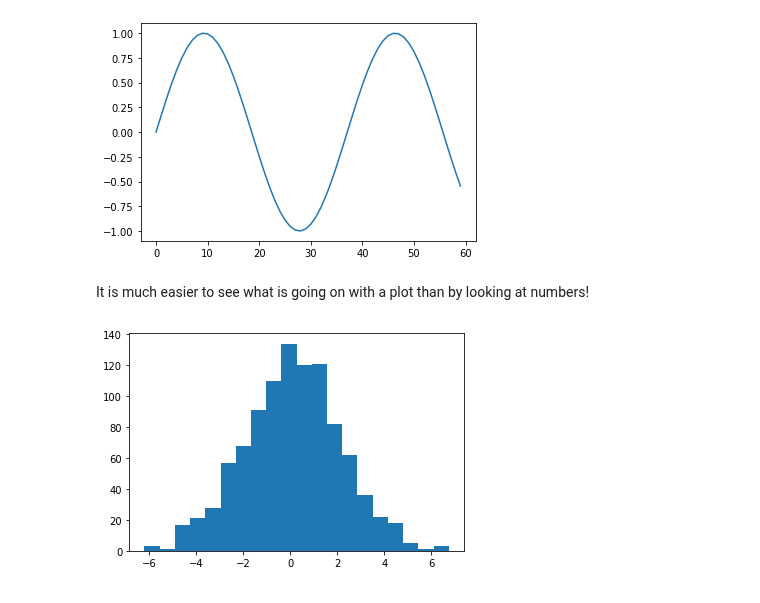
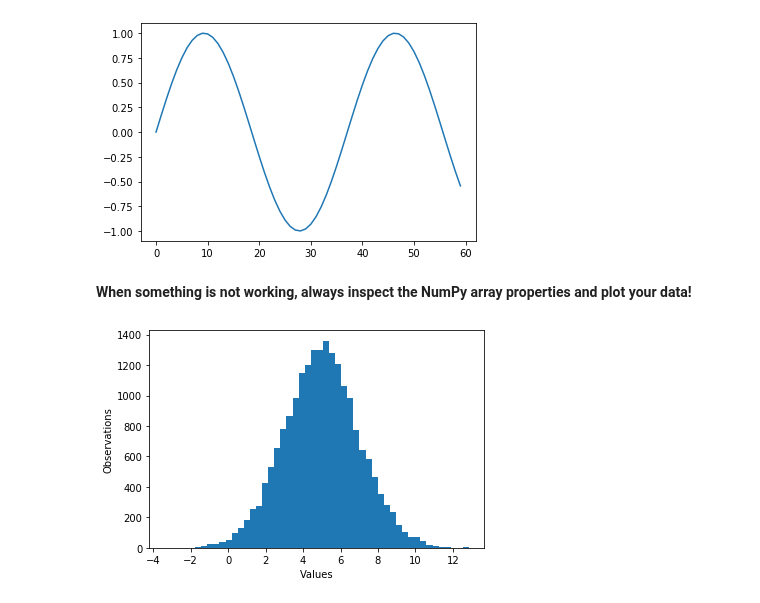
Before and after one commit to kevin-allen/dataScienceNeuro, a Jupyter notebook: notebooks/lecture_01.ipynb, the cells around one changed output. Saved outputs shown, nothing was run; the diff lists cells and outputs as text; code cells hidden in the pictures.

```diff
--- a/notebooks/lecture_01.ipynb
+++ b/notebooks/lecture_01.ipynb
@@ -328,11 +428,13 @@ plt.plot(np.sin(a))
 # %% [output]
 [<matplotlib.lines.Line2D at 0x...>]
 [figure]
-# %% [markdown]
-It is much easier to see what is going on with a plot than by looking at numbers!
+# %% [markdown]
+__When something is not working, always inspect the NumPy array properties and plot your data!__
 # %%
-a = np.random.normal(loc = 0, scale = 2.0, size = 1000)
-plt.hist(a,bins=20)
+a = np.random.normal(loc = 5, scale = 2.0, size = 20000)
+plt.hist(a,bins=50)
+plt.ylabel("Observations")
+plt.xlabel("Values")
 plt.show()
 # %% [output]
-[figure, old version]
+[figure, new version]
```
Also changed, not shown: parts of 37 cells of this notebook, 4 other files.
